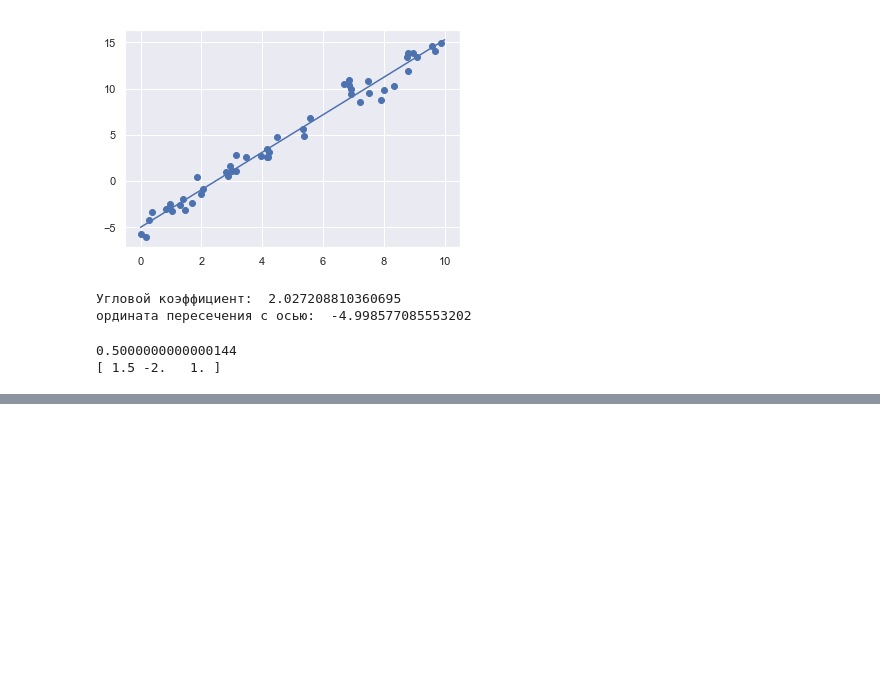
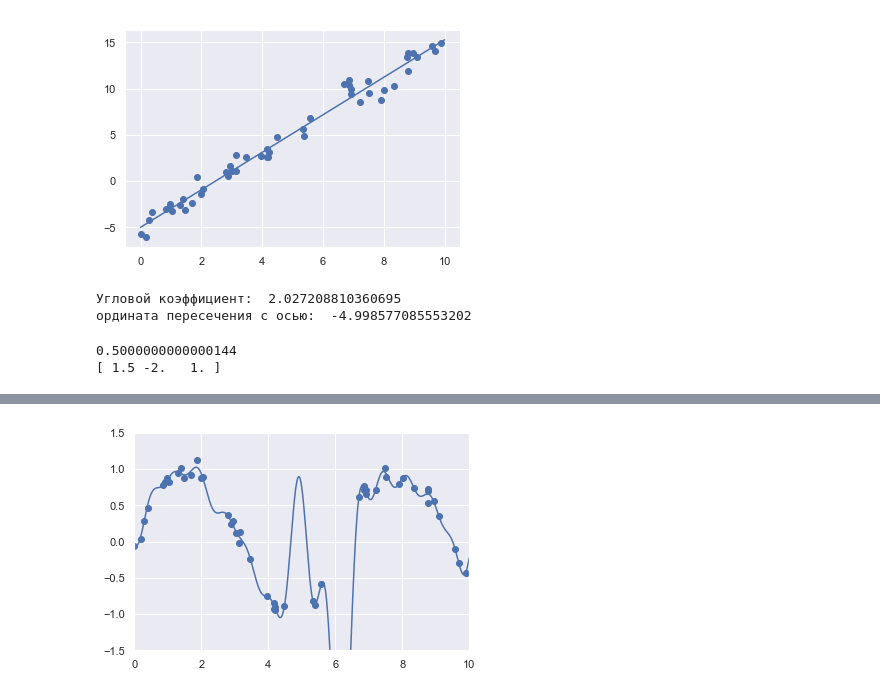
Before and after one commit to KartnDev/Python-Templates, a Jupyter notebook: DataScience/note5.ipynb, the cells around one changed output, grey strips where cells are left out. Cells and saved outputs as stored; diff of their text form; code cells hidden in the pictures; blank space fills up the shorter version.

```diff
--- a/DataScience/note5.ipynb
+++ b/DataScience/note5.ipynb
@@ -43,0 +109,13 @@ print(model.coef_)
+# %%
+#можно отметить, что базисные функции гибки, но больше их кол-во приводит к быстрому переобучению
+model = make_pipeline(GaussianFeatures(30), LinearRegression())
+
+model.fit(x[:, np.newaxis], y)
+
+plt.scatter(x, y)
+plt.plot(xfit, model.predict(xfit[:, np.newaxis]))
+plt.xlim(0,10)
+plt.ylim(-1.5, 1.5);
+#пример переобучения
+# %% [output]
+[figure, added]
```
Also changed, not shown: parts of 7 cells of this notebook.
